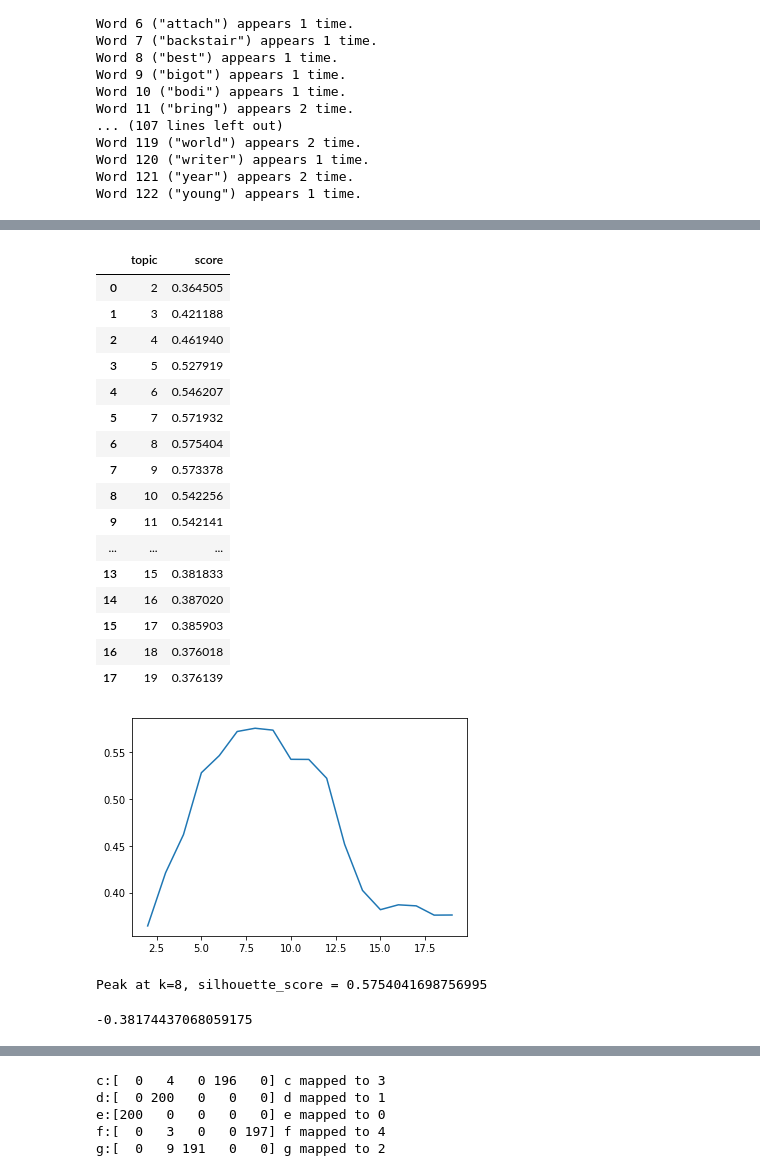
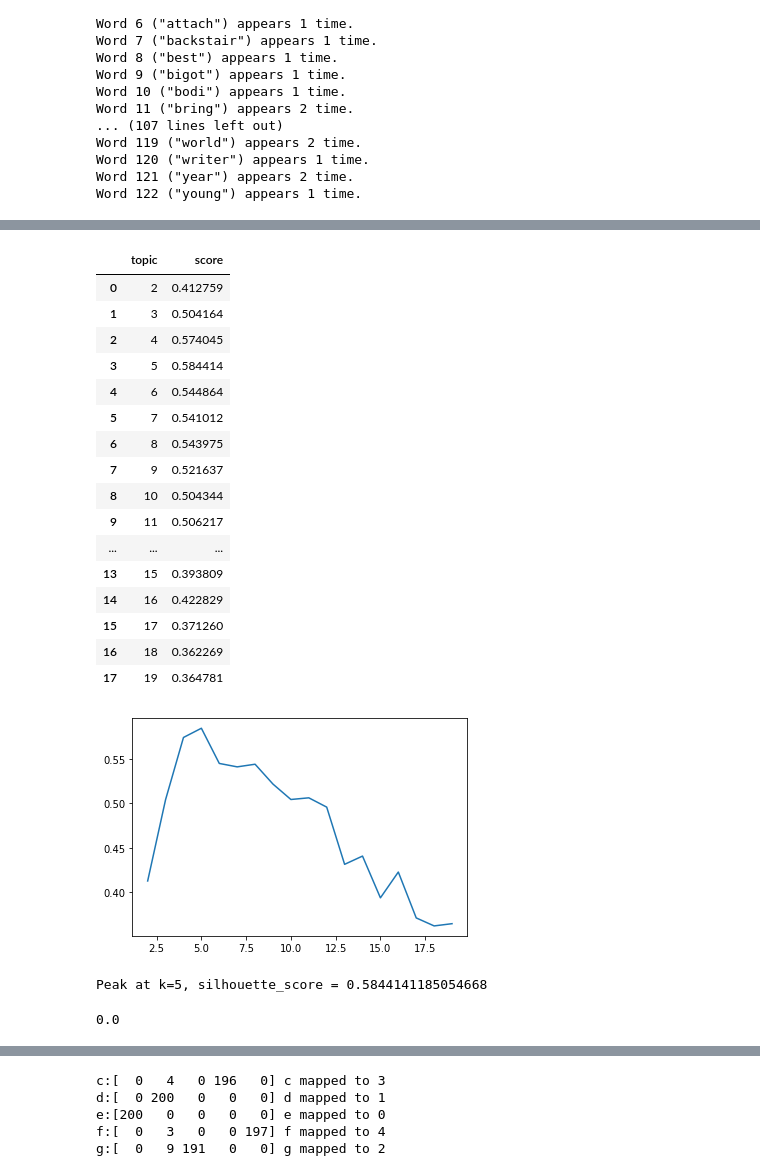
Before and after one commit to Data-Sciecne-Applications/clustering-assignment, a Jupyter notebook: TF-IDF/kmeans_1.ipynb, the cells around one changed output, grey strips where cells are left out. Cells and saved outputs as stored; diff of their text form; code cells hidden in the pictures.

Commit message:
completed tfidf with kmeans and hierachical clusterings. TODO: error analysis

```diff
--- a/TF-IDF/kmeans_1.ipynb
+++ b/TF-IDF/kmeans_1.ipynb
@@ -81,31 +72,31 @@ measures.best_num_topic(corpus_tfidf, dictionary ,10)
 [figure]
 # %%
-results = measures.best_silhouette_score(corpus_tfidf, dictionary ,20)
+results = measures.best_silhouette_score(model = KMeans(), corpus = corpus_tfidf, dictionary = dictionary , max_n_clusters = 20, best_num_topic=5)
 results
 # %% [output]
 |  | topic | score |
-| 0 | 2 | 0.364505 |
-| 1 | 3 | 0.421188 |
-| 2 | 4 | 0.461940 |
-| 3 | 5 | 0.527919 |
-| 4 | 6 | 0.546207 |
-| 5 | 7 | 0.571932 |
-| 6 | 8 | 0.575404 |
-| 7 | 9 | 0.573378 |
-| 8 | 10 | 0.542256 |
-| 9 | 11 | 0.542141 |
+| 0 | 2 | 0.412759 |
+| 1 | 3 | 0.504164 |
+| 2 | 4 | 0.574045 |
+| 3 | 5 | 0.584414 |
+| 4 | 6 | 0.544864 |
+| 5 | 7 | 0.541012 |
+| 6 | 8 | 0.543975 |
+| 7 | 9 | 0.521637 |
+| 8 | 10 | 0.504344 |
+| 9 | 11 | 0.506217 |
 | ... | ... | ... |
-| 13 | 15 | 0.381833 |
-| 14 | 16 | 0.387020 |
-| 15 | 17 | 0.385903 |
-| 16 | 18 | 0.376018 |
-| 17 | 19 | 0.376139 |
+| 13 | 15 | 0.393809 |
+| 14 | 16 | 0.422829 |
+| 15 | 17 | 0.371260 |
+| 16 | 18 | 0.362269 |
+| 17 | 19 | 0.364781 |
-[figure, old version]
+[figure, new version]
 # %%
 best_at = list(results['score']).index(results['score'].max())+2
 print("Peak at k={}, silhouette_score = {}".format(best_at, results['score'].max()))
 # %% [output]
-Peak at k=8, silhouette_score = 0.5754041698756995
+Peak at k=5, silhouette_score = 0.5844141185054668
 # %%
 lsi_model = models.LsiModel(corpus_tfidf, id2word=dictionary, num_topics=best_at)
 corpus_lsi = lsi_model[corpus_tfidf]
@@ -113,5 +104,5 @@ corpus_lsi = lsi_model[corpus_tfidf]
 cm = CoherenceModel(model=lsi_model, corpus=corpus_lsi, coherence='u_mass')
 cm.get_coherence()
 # %% [output]
--0.38174437068059175
+0.0
 # %%
```
Also changed, not shown: parts of 4 cells of this notebook, 1 other file.
